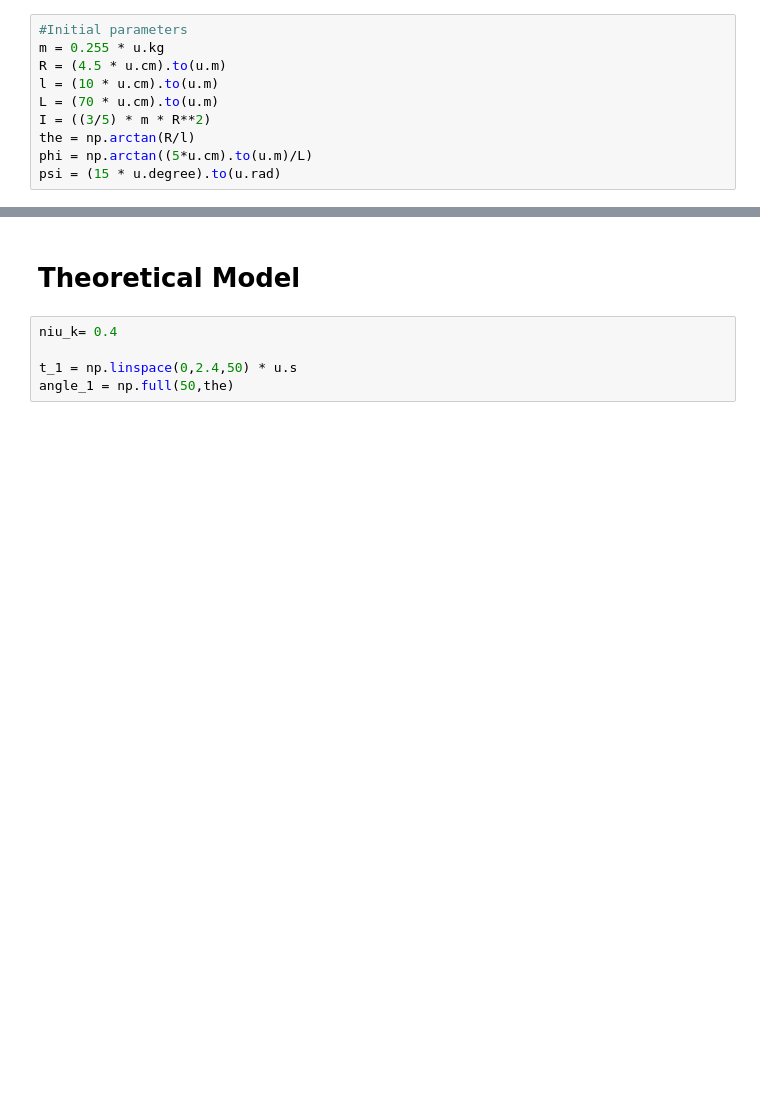
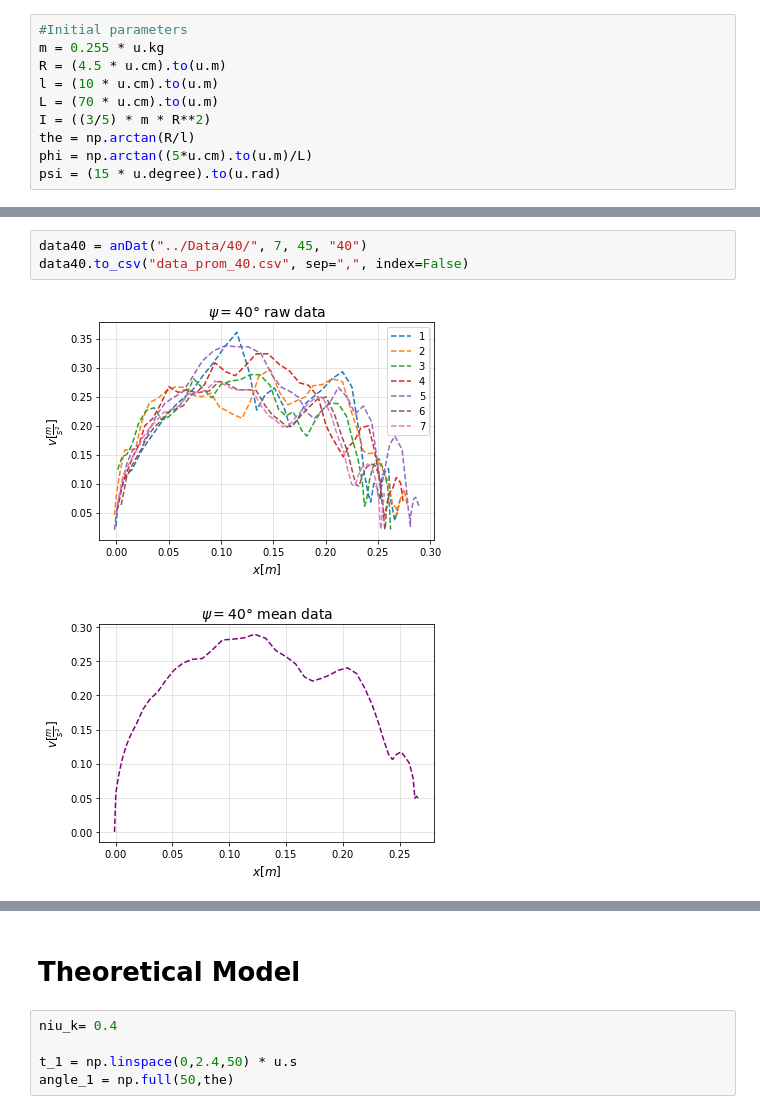
Before and after one commit to Vendetta0462/ProyectoDoubleCone, a Jupyter notebook: Code/Proyecto_Doble_Cono.ipynb, the cells around one changed output, grey strips where cells are left out. Cells and saved outputs as stored; diff of their text form; blank space fills up the shorter version.

```diff
--- a/Code/Proyecto_Doble_Cono.ipynb
+++ b/Code/Proyecto_Doble_Cono.ipynb
@@ -64,0 +75,6 @@ plt.plot(data_prom.x, data_prom.y)
+# %%
+data40 = anDat("../Data/40/", 7, 45, "40")
+data40.to_csv("data_prom_40.csv", sep=",", index=False)
+# %% [output]
+[figure, added]
+[figure, added]
```
Also changed, not shown: parts of 16 cells of this notebook, 20 other files.
